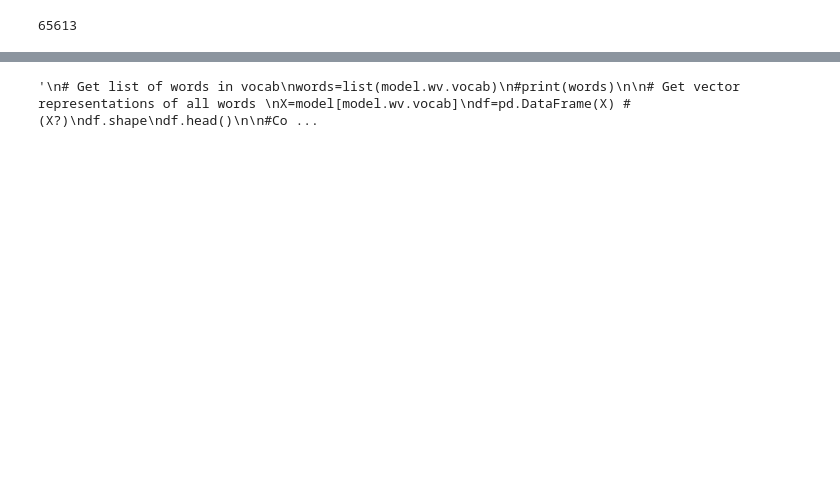
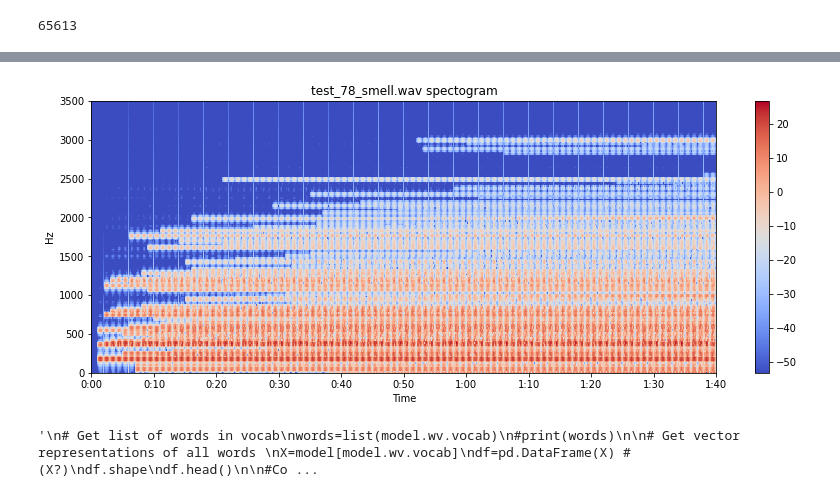
Before and after one commit to CL3644/prose2sound, a Jupyter notebook: Sonification_Project.ipynb, the cells around one changed output, grey strips where cells are left out. Drawn from its saved outputs; the diff is of its cells as text; code cells hidden in the pictures; blank space fills up the shorter version.

```diff
--- a/Sonification_Project.ipynb
+++ b/Sonification_Project.ipynb
@@ -284,24 +252,0 @@ print(pitches)
-# %%
-time_line = np.linspace(0,len(sonify_list), len(sonify_list))
-times = []
-for x in time_line:
-    for i in range(num_components):
-        times.append(x)
-# %%
-notes = []
-counter = 0
-ranges = []
-
-for i in range(num_components):
-    values = [x[i] for x in sonify_list]
-    ranges.append((min(values), max(values)))
-
-print(ranges)
-
-for i, x in enumerate(times):
-    a = i%num_components
-    b = i//num_components
-    target = sonify_list[b][a]
-
-    target_scaled = (target-ranges[a][0])/(ranges[a][1]-ranges[a][0])
-    notes.append(target_scaled*2000)
@@ -358,3 +524,7 @@ else:
+# %%
+convert_audio_to_spectogram("test_78_smell.wav")
+# %% [output]
+[figure, added]
 # %%
 ####
 # https://towardsdatascience.com/visualization-of-word-embedding-vectors-using-gensim-and-pca-8f592a5d3354
```
Also changed, not shown: parts of 21 cells of this notebook, 23 other files.
